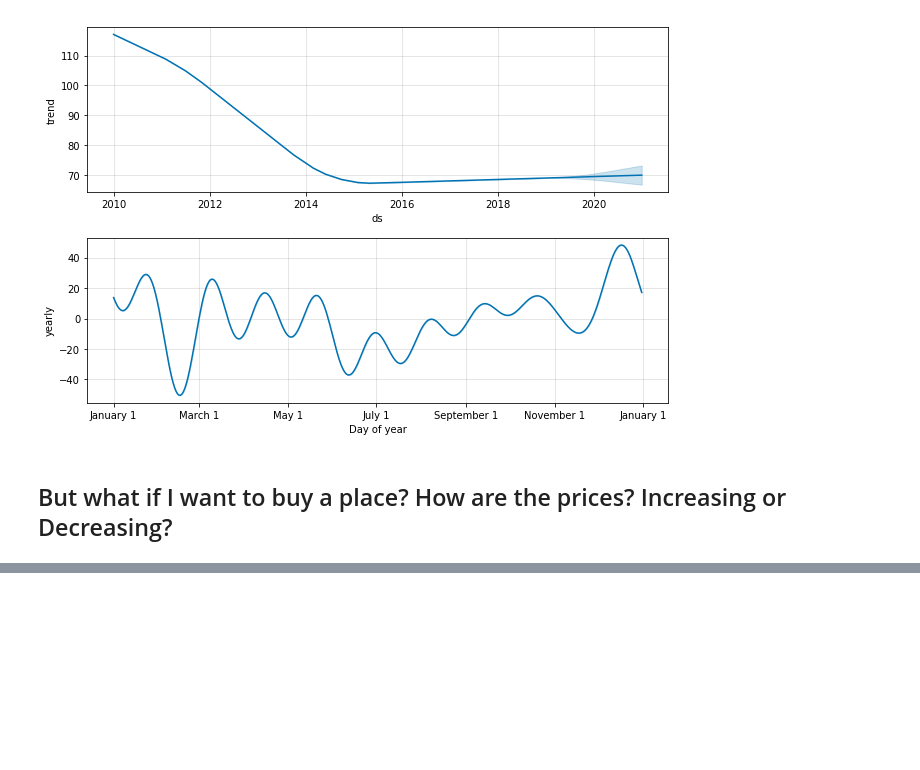
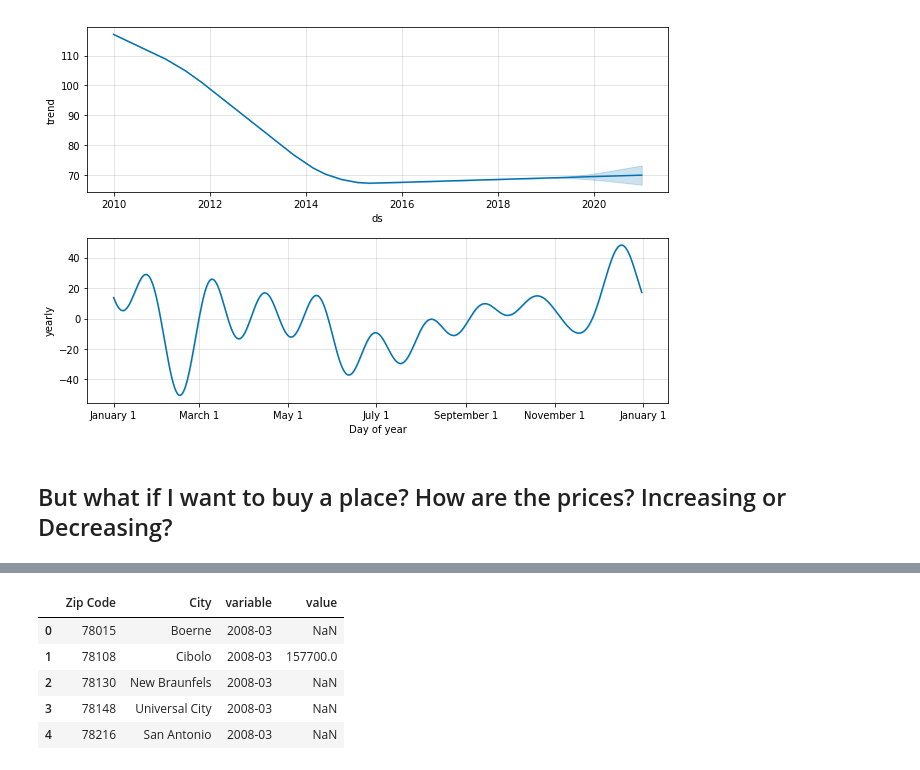
Before and after one commit to kkh1178/zillow, a Jupyter notebook: zillowproperties.ipynb, the cells around one changed output, grey strips where cells are left out. Saved outputs shown, nothing was run; the diff lists cells and outputs as text; code cells hidden in the pictures; blank space fills up the shorter version.

```diff
--- a/zillowproperties.ipynb
+++ b/zillowproperties.ipynb
@@ -319 +358,19 @@ codes.head()
+# %%
+# I have the same problem as before where I have a bajillion columns that should probably be in rows. Going to switch
+# them.
+
+# converting the column names past the first 5 to a list
+cols2 = final_zip.columns[6:].tolist()
+
+# using melt, condensing all of the data into three columns
+prices_med = pd.melt(final_zip, id_vars=['Zip Code', 'City'], value_vars=cols2)
+# %%
+prices_med.head()
+# %% [output]
+|  | Zip Code | City | variable | value |
+| 0 | 78015 | Boerne | 2008-03 | NaN |
+| 1 | 78108 | Cibolo | 2008-03 | 157700.0 |
+| 2 | 78130 | New Braunfels | 2008-03 | NaN |
+| 3 | 78148 | Universal City | 2008-03 | NaN |
+| 4 | 78216 | San Antonio | 2008-03 | NaN |
 # %%
```
Also changed, not shown: parts of 8 cells of this notebook.
